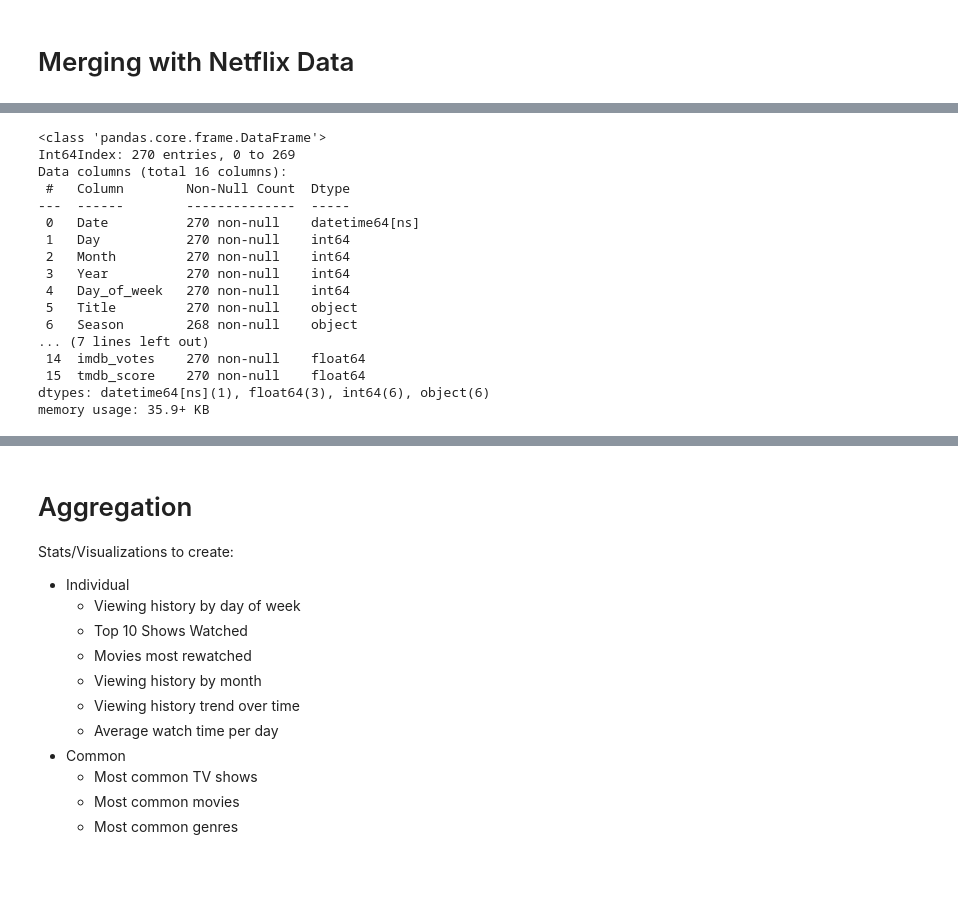
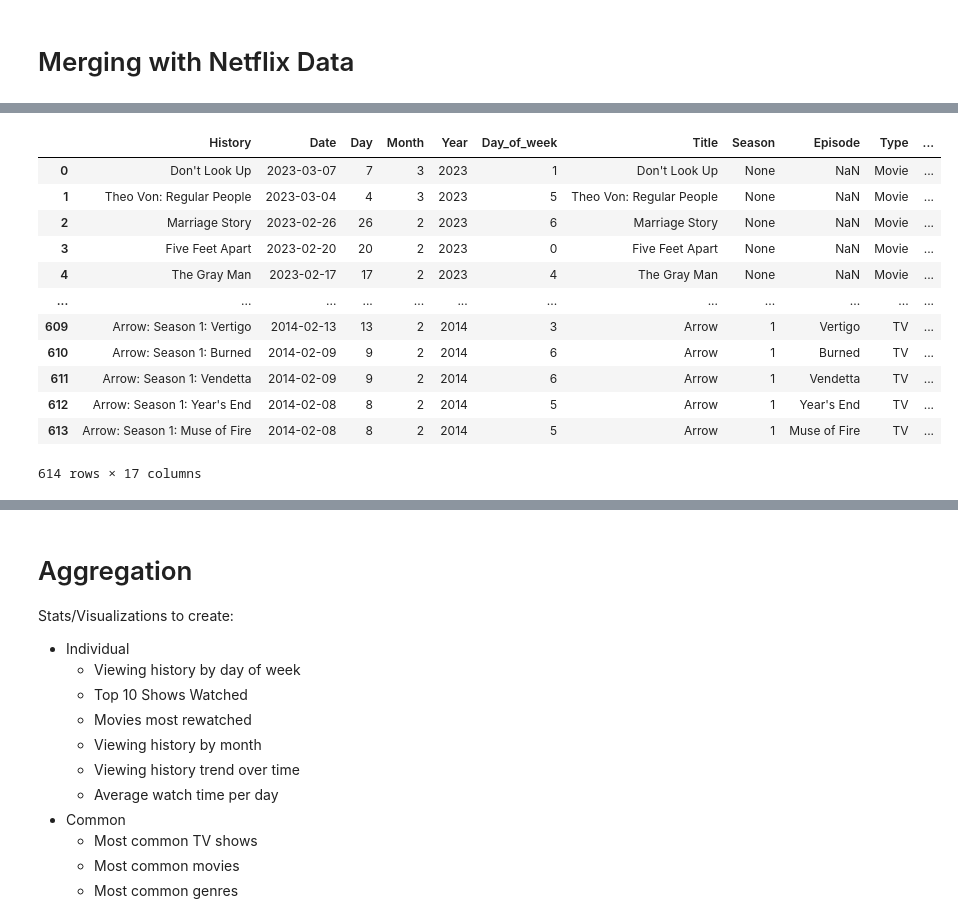
Before and after one commit to joylee13/pic16b_project, a Jupyter notebook: Netflix-Data/sample-history-clean.ipynb, the cells around one changed output, grey strips where cells are left out. Saved outputs shown, nothing was run; the diff lists cells and outputs as text; code cells hidden in the pictures; blank space fills up the shorter version.

```diff
--- a/Netflix-Data/sample-history-clean.ipynb
+++ b/Netflix-Data/sample-history-clean.ipynb
@@ -94 +164,18 @@ Issues:
+# %%
+df2 = netflix_merge(df2)
+df2
+# %% [output]
+|  | History | Date | Day | Month | Year | Day_of_week | Title | Season | Episode | Type | ... |
+| 0 | Don't Look Up | 2023-03-07 | 7 | 3 | 2023 | 1 | Don't Look Up | None | NaN | Movie | ... |
+| 1 | Theo Von: Regular People | 2023-03-04 | 4 | 3 | 2023 | 5 | Theo Von: Regular People | None | NaN | Movie | ... |
+| 2 | Marriage Story | 2023-02-26 | 26 | 2 | 2023 | 6 | Marriage Story | None | NaN | Movie | ... |
+| 3 | Five Feet Apart | 2023-02-20 | 20 | 2 | 2023 | 0 | Five Feet Apart | None | NaN | Movie | ... |
+| 4 | The Gray Man | 2023-02-17 | 17 | 2 | 2023 | 4 | The Gray Man | None | NaN | Movie | ... |
+| ... | ... | ... | ... | ... | ... | ... | ... | ... | ... | ... | ... |
+| 609 | Arrow: Season 1: Vertigo | 2014-02-13 | 13 | 2 | 2014 | 3 | Arrow | 1 | Vertigo | TV | ... |
+| 610 | Arrow: Season 1: Burned | 2014-02-09 | 9 | 2 | 2014 | 6 | Arrow | 1 | Burned | TV | ... |
+| 611 | Arrow: Season 1: Vendetta | 2014-02-09 | 9 | 2 | 2014 | 6 | Arrow | 1 | Vendetta | TV | ... |
+| 612 | Arrow: Season 1: Year's End | 2014-02-08 | 8 | 2 | 2014 | 5 | Arrow | 1 | Year's End | TV | ... |
+| 613 | Arrow: Season 1: Muse of Fire | 2014-02-08 | 8 | 2 | 2014 | 5 | Arrow | 1 | Muse of Fire | TV | ... |
+614 rows × 17 columns
 # %%
@@ -98,21 +185 @@ merged = df.merge(titles, left_on = 'Title', right_on = 'title', how = 'inner')
 # only 7 rows were dropped
-# %%
-merged.info()
-# %% [output]
-<class 'pandas.core.frame.DataFrame'>
-Int64Index: 270 entries, 0 to 269
-Data columns (total 16 columns):
- #   Column        Non-Null Count  Dtype
----  ------        --------------  -----
- 0   Date          270 non-null    datetime64[ns]
- 1   Day           270 non-null    int64
- 2   Month         270 non-null    int64
- 3   Year          270 non-null    int64
- 4   Day_of_week   270 non-null    int64
- 5   Title         270 non-null    object
- 6   Season        268 non-null    object
-... (7 lines left out)
- 14  imdb_votes    270 non-null    float64
- 15  tmdb_score    270 non-null    float64
-dtypes: datetime64[ns](1), float64(3), int64(6), object(6)
-memory usage: 35.9+ KB
```
Also changed, not shown: parts of 38 cells of this notebook, 12 other files.
